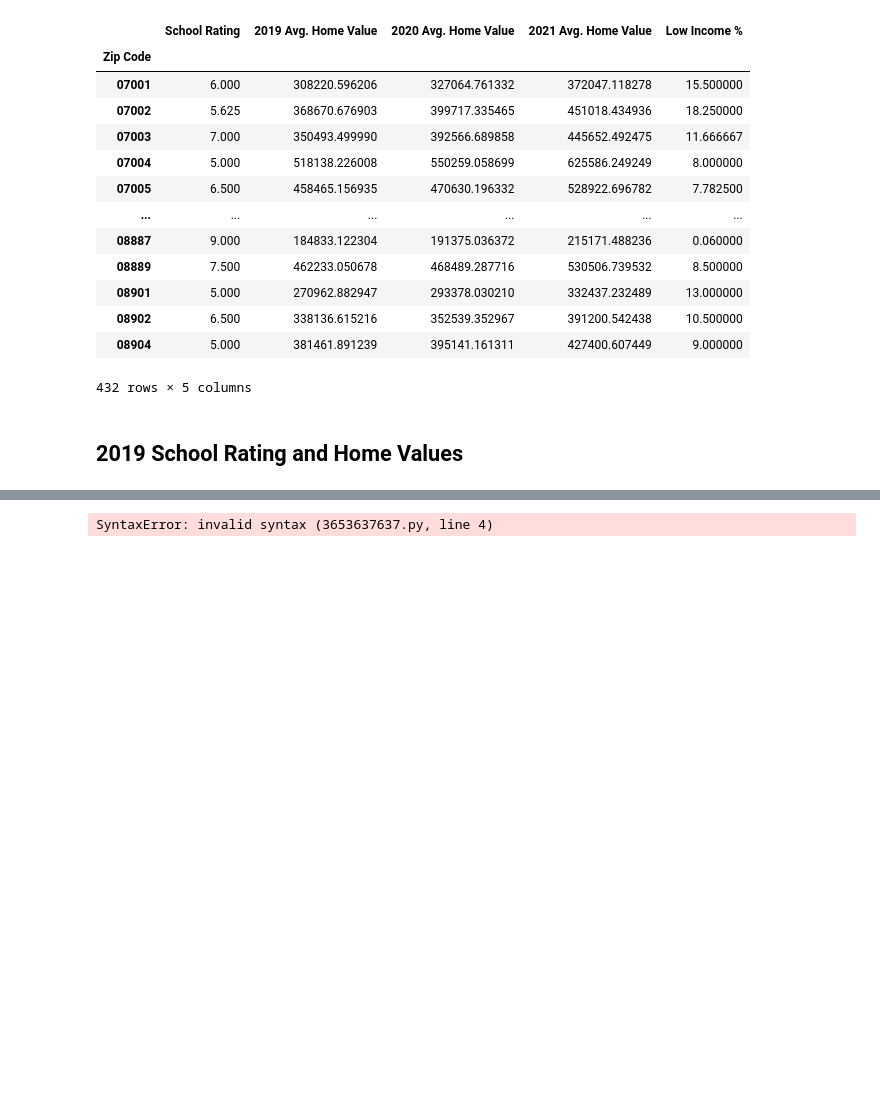
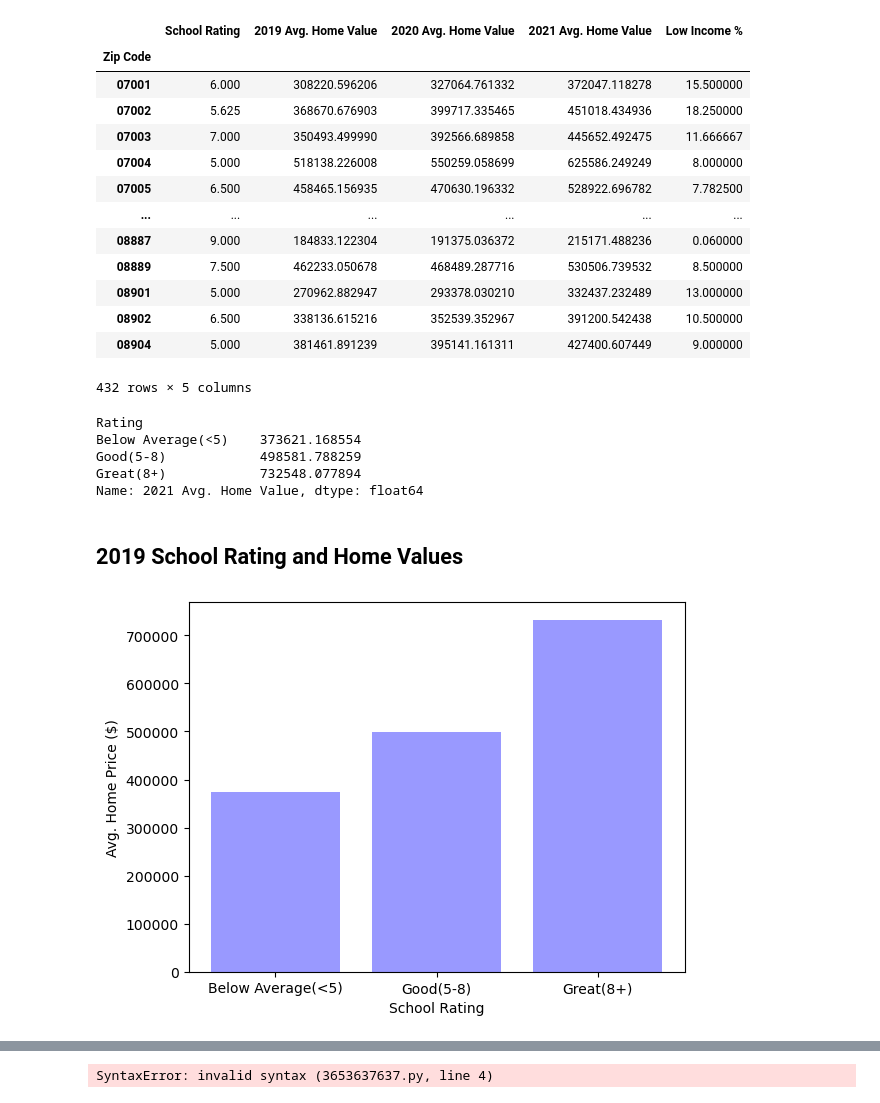
Before and after one commit to tlochan/ProjectOne, a Jupyter notebook: Data Cleaning.ipynb, the cells around one changed output, grey strips where cells are left out. Drawn from its saved outputs; the diff is of its cells as text; code cells hidden in the pictures; blank space fills up the shorter version.

```diff
--- a/Data Cleaning.ipynb
+++ b/Data Cleaning.ipynb
@@ -115,5 +115,25 @@ summaryDf
 | 08902 | 6.500 | 338136.615216 | 352539.352967 | 391200.542438 | 10.500000 |
 | 08904 | 5.000 | 381461.891239 | 395141.161311 | 427400.607449 | 9.000000 |
 432 rows × 5 columns
+# %%
+bins = [0,5.9,7.9,10]
+group_names = ["Below Average(<5)", "Good(5-8)", "Great(8+)"]
+summaryDf["Rating"] = pd.cut(summaryDf["School Rating"], bins, labels=group_names,include_lowest=True)
+groupedDf = summaryDf.groupby(["Rating"])
+mean_vals = groupedDf["2021 Avg. Home Value"].mean()
+mean_vals
+# %% [output]
+Rating
+Below Average(<5)    373621.168554
+Good(5-8)            498581.788259
+Great(8+)            732548.077894
+Name: 2021 Avg. Home Value, dtype: float64
 # %% [markdown]
 ## 2019 School Rating and Home Values
+# %%
+bar2021 = plt.bar(group_names, mean_vals, color="b",alpha=.4, align="center")
+plt.xlabel("School Rating")
+plt.ylabel("Avg. Home Price ($)")
+plt.show()
+# %% [output]
+[figure, added]
```
Also changed, not shown: parts of 2 cells of this notebook.
